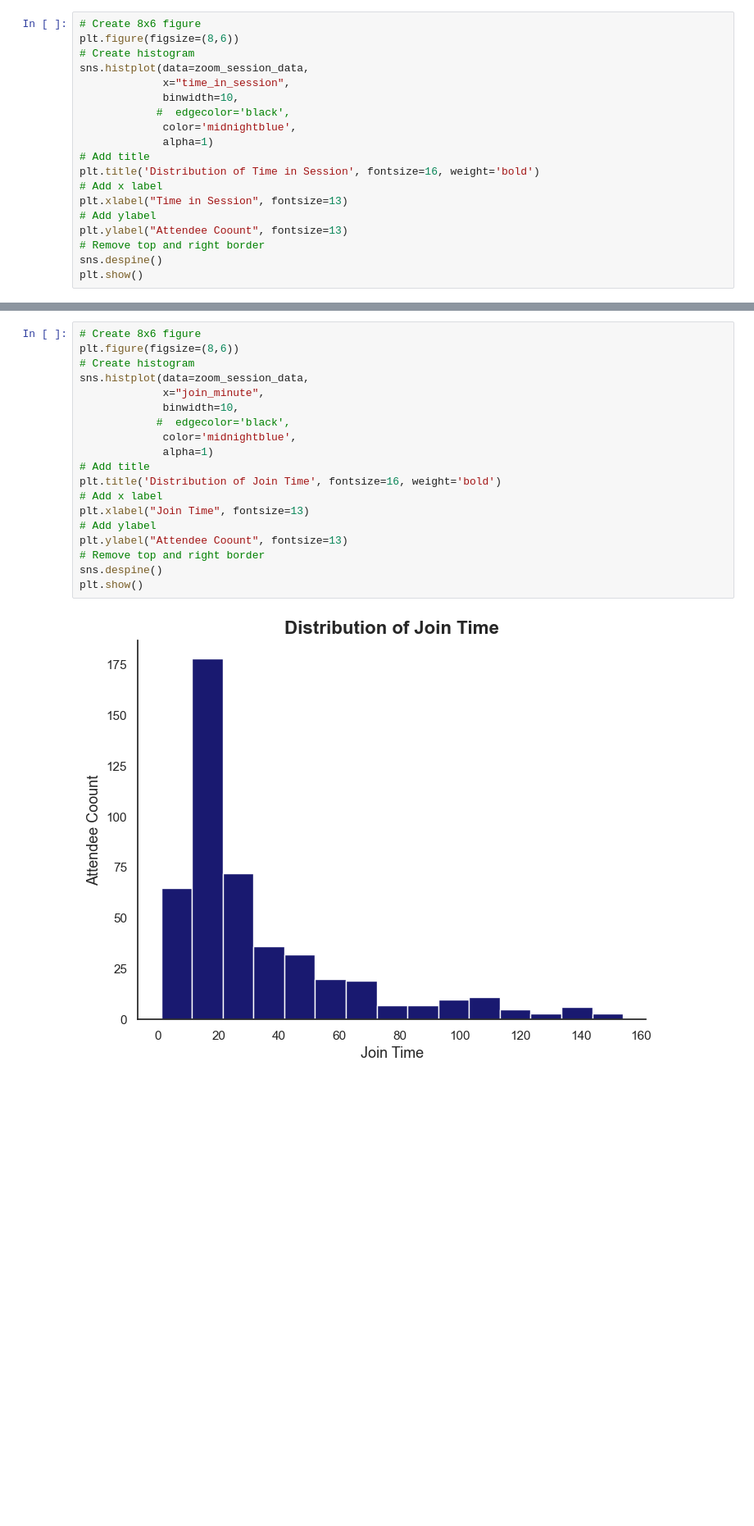
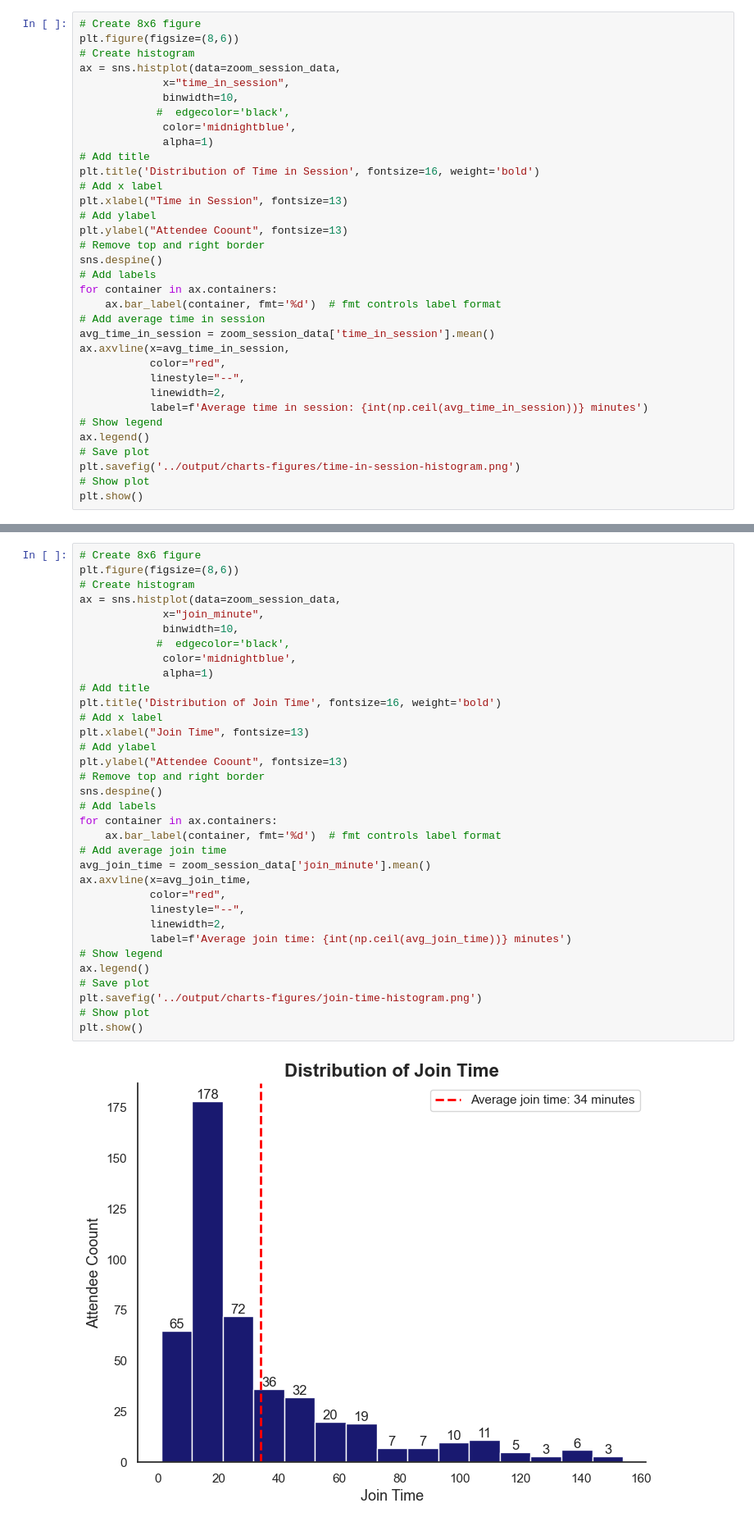
Before and after one commit to merlyn-true/event-attendee-analysis, a Jupyter notebook: notebooks/03-visualization.ipynb, the cells around one changed output, grey strips where cells are left out. Shown: that part at 82% size. Saved outputs shown, nothing was run; the diff lists cells and outputs as text; blank space fills up the shorter version.

```diff
--- a/notebooks/03-visualization.ipynb
+++ b/notebooks/03-visualization.ipynb
@@ -107,7 +130,7 @@ zoom_session_data.head()
 # Create 8x6 figure
 plt.figure(figsize=(8,6))
 # Create histogram
-sns.histplot(data=zoom_session_data,
+ax = sns.histplot(data=zoom_session_data,
              x="time_in_session",
              binwidth=10,
             #  edgecolor='black',
@@ -121,5 +144,20 @@ plt.xlabel("Time in Session", fontsize=13)
 plt.ylabel("Attendee Coount", fontsize=13)
 # Remove top and right border
 sns.despine()
+# Add labels
+for container in ax.containers:
+    ax.bar_label(container, fmt='%d')  # fmt controls label format
+# Add average time in session
+avg_time_in_session = zoom_session_data['time_in_session'].mean()
+ax.axvline(x=avg_time_in_session,
+           color="red",
+           linestyle="--",
+           linewidth=2,
+           label=f'Average time in session: {int(np.ceil(avg_time_in_session))} minutes')
+# Show legend
+ax.legend()
+# Save plot
+plt.savefig('../output/charts-figures/time-in-session-histogram.png')
+# Show plot
 plt.show()
 # %% [output]
@@ -129,22 +167,37 @@ plt.show()
 # %%
 # Create 8x6 figure
 plt.figure(figsize=(8,6))
 # Create histogram
-sns.histplot(data=zoom_session_data,
+ax = sns.histplot(data=zoom_session_data,
              x="join_minute",
              binwidth=10,
             #  edgecolor='black',
              color='midnightblue',
              alpha=1)
 # Add title
 plt.title('Distribution of Join Time', fontsize=16, weight='bold')
 # Add x label
 plt.xlabel("Join Time", fontsize=13)
 # Add ylabel
 plt.ylabel("Attendee Coount", fontsize=13)
 # Remove top and right border
 sns.despine()
+# Add labels
+for container in ax.containers:
+    ax.bar_label(container, fmt='%d')  # fmt controls label format
+# Add average join time
+avg_join_time = zoom_session_data['join_minute'].mean()
+ax.axvline(x=avg_join_time,
+           color="red",
+           linestyle="--",
+           linewidth=2,
+           label=f'Average join time: {int(np.ceil(avg_join_time))} minutes')
+# Show legend
+ax.legend()
+# Save plot
+plt.savefig('../output/charts-figures/join-time-histogram.png')
+# Show plot
 plt.show()
 # %% [output]
-[figure, old version]
+[figure, new version]
 # %% [markdown]
```
Also changed, not shown: parts of 17 cells of this notebook, 2 other files.
